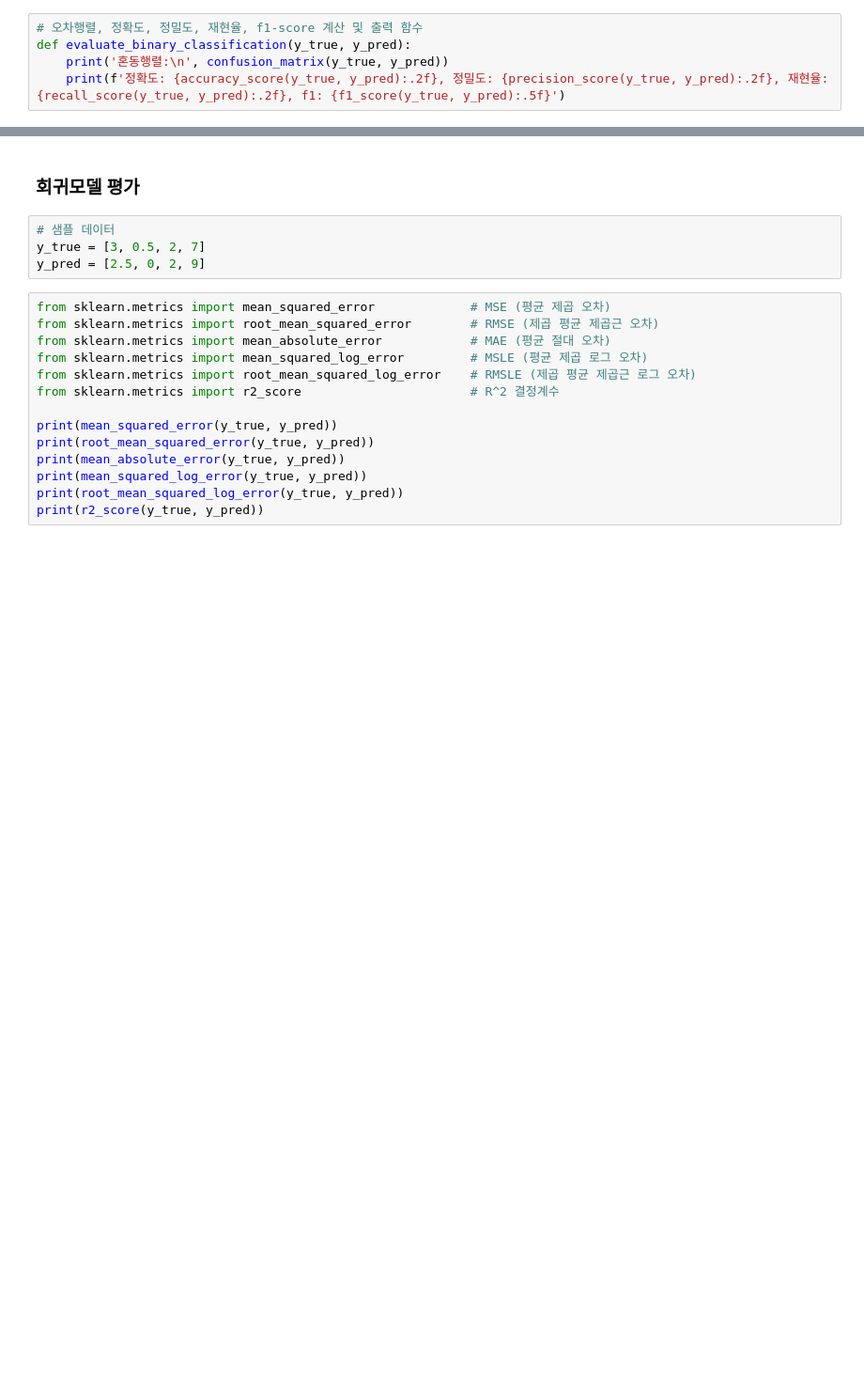
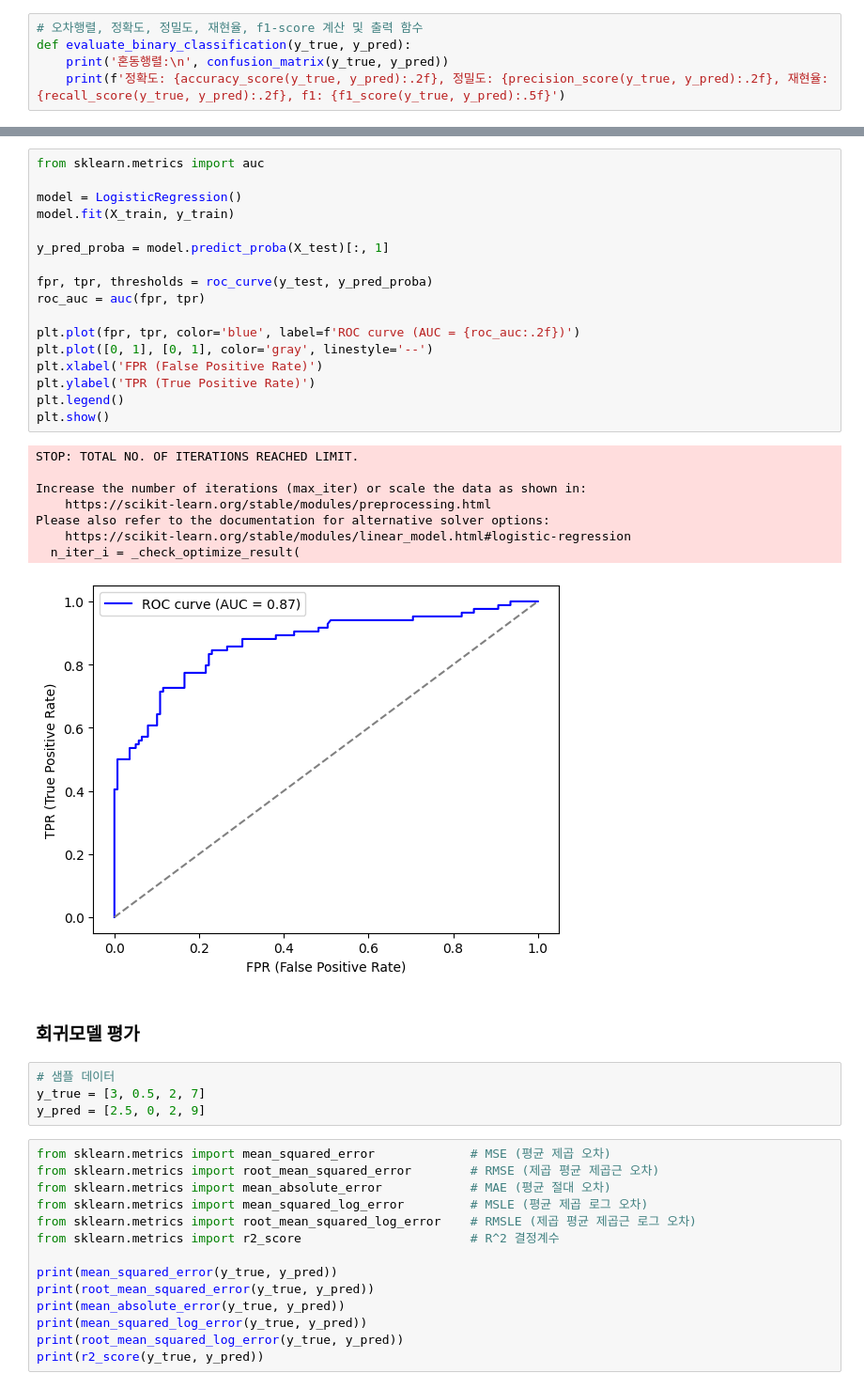
Before and after one commit to yujitaeng/SK_Camp_9, a Jupyter notebook: ML_workspace/08_evaluation/01_evaluation.ipynb, the cells around one changed output, grey strips where cells are left out. Shown at 94% size. Cells and saved outputs as stored; diff of their text form; blank space fills up the shorter version.

```diff
--- a/ML_workspace/08_evaluation/01_evaluation.ipynb
+++ b/ML_workspace/08_evaluation/01_evaluation.ipynb
@@ -387,3 +427,29 @@ evaluate_by_threshold(y_test, predict_proba_1, thresholds)
+# %%
+from sklearn.metrics import auc
+
+model = LogisticRegression()
+model.fit(X_train, y_train)
+
+y_pred_proba = model.predict_proba(X_test)[:, 1]
+
+fpr, tpr, thresholds = roc_curve(y_test, y_pred_proba)
+roc_auc = auc(fpr, tpr)
+
+plt.plot(fpr, tpr, color='blue', label=f'ROC curve (AUC = {roc_auc:.2f})')
+plt.plot([0, 1], [0, 1], color='gray', linestyle='--')
+plt.xlabel('FPR (False Positive Rate)')
+plt.ylabel('TPR (True Positive Rate)')
+plt.legend()
+plt.show()
+# %% [output]
+STOP: TOTAL NO. OF ITERATIONS REACHED LIMIT.
+
+Increase the number of iterations (max_iter) or scale the data as shown in:
+    https://scikit-learn.org/stable/modules/preprocessing.html
+Please also refer to the documentation for alternative solver options:
+    https://scikit-learn.org/stable/modules/linear_model.html#logistic-regression
+  n_iter_i = _check_optimize_result(
+[figure, added]
 # %% [markdown]
 ### 회귀모델 평가
 # %%
```
Also changed, not shown: parts of 12 cells of this notebook, 5 other files.
